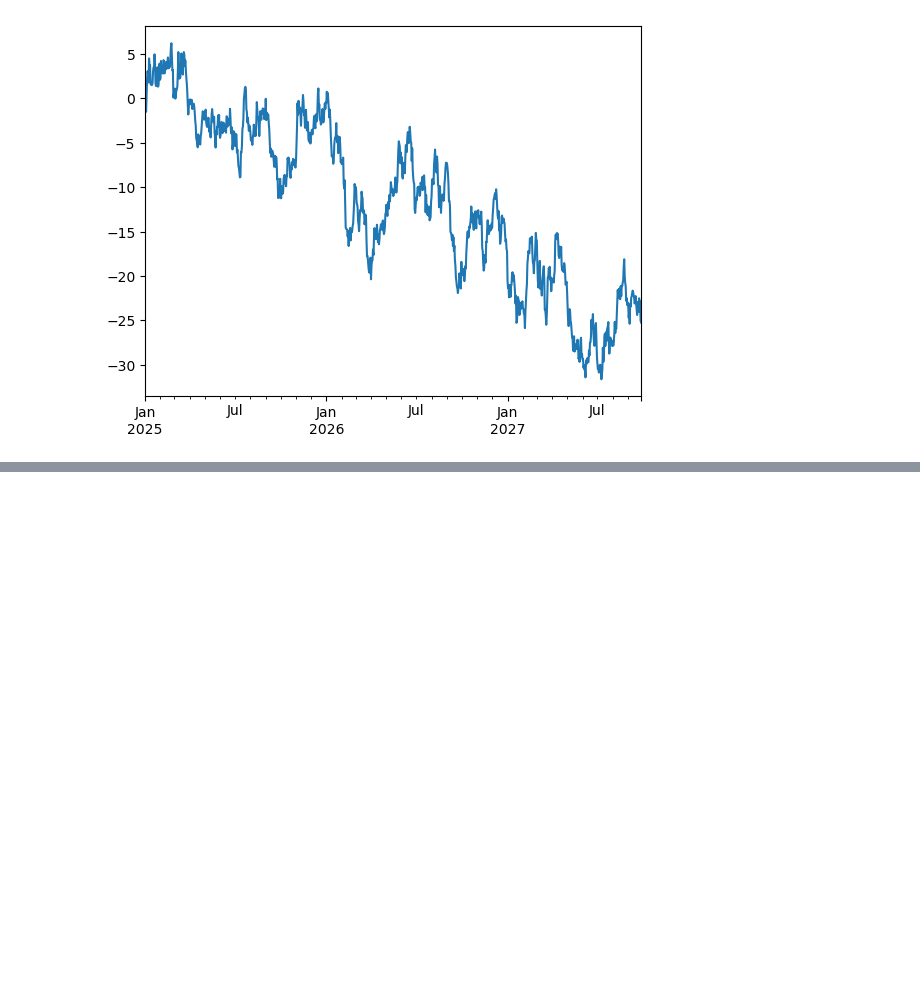
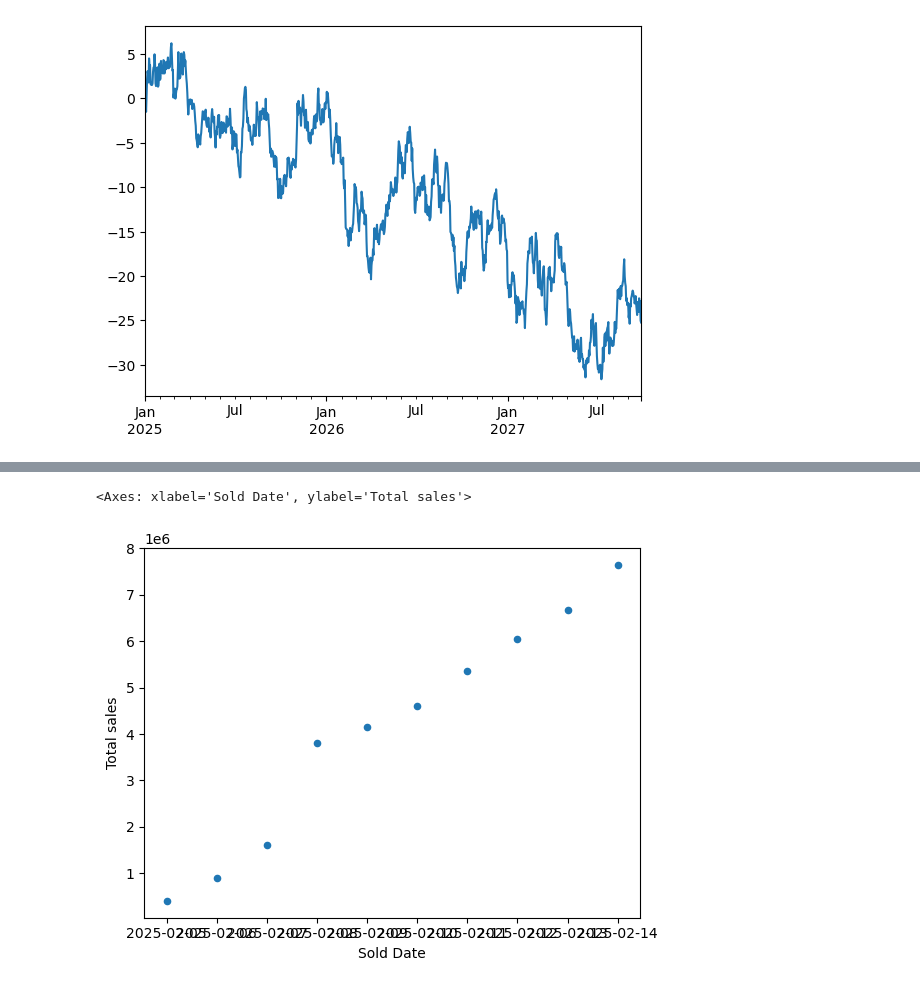
Before and after one commit to Hai567/ztm-ml, a Jupyter notebook: matplotlib/intro-to-matplotlib.ipynb, the cells around one changed output, grey strips where cells are left out. Drawn from its saved outputs; the diff is of its cells as text; code cells hidden in the pictures; blank space fills up the shorter version.

```diff
--- a/matplotlib/intro-to-matplotlib.ipynb
+++ b/matplotlib/intro-to-matplotlib.ipynb
@@ -222,0 +279,5 @@ ts_cs.plot()
+# %%
+car_sales.plot(x="Sold Date", y="Total sales", kind="scatter")
+# %% [output]
+<Axes: xlabel='Sold Date', ylabel='Total sales'>
+[figure, added]
```
Also changed, not shown: parts of 16 cells of this notebook.
